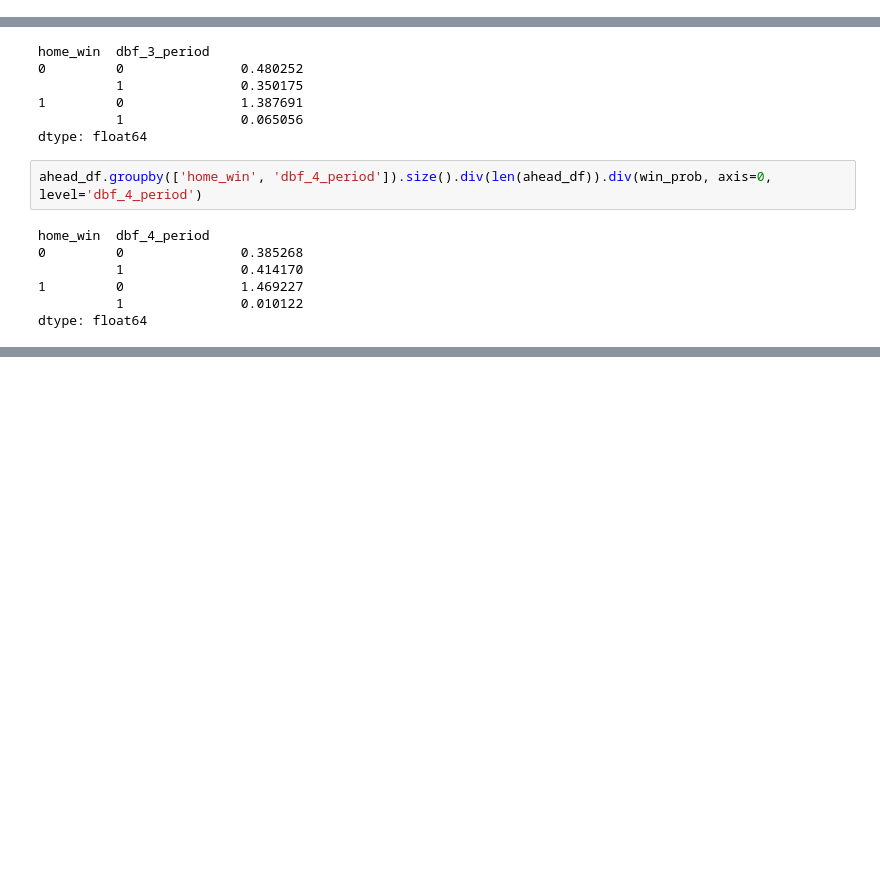
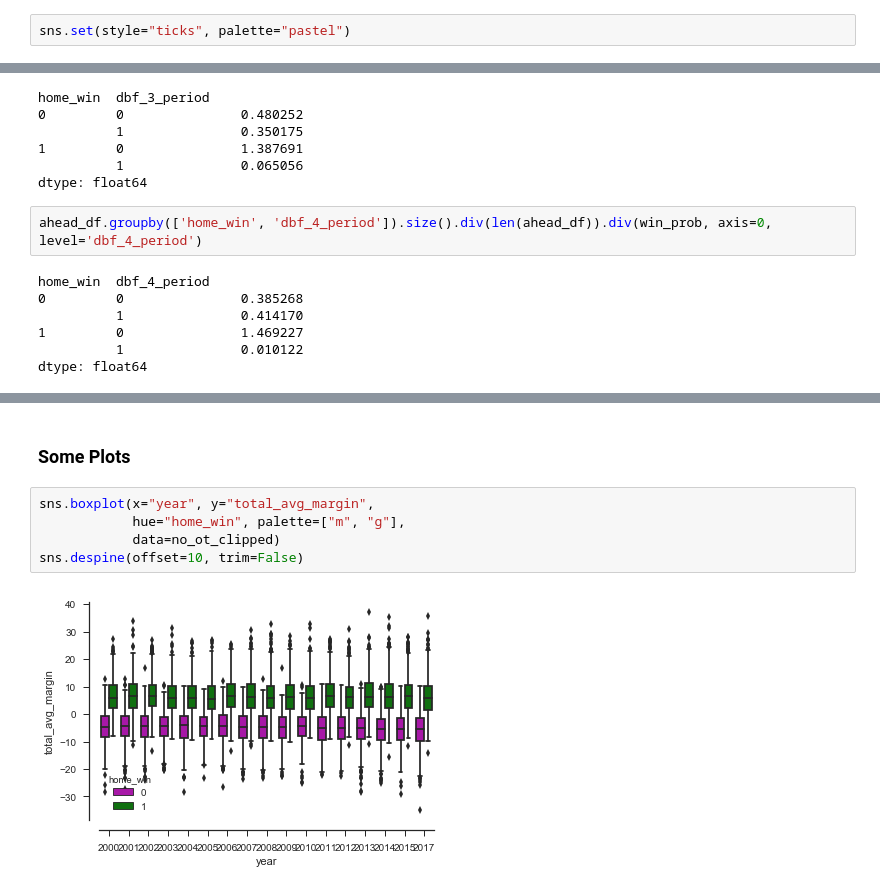
Before and after one commit to dogrdon/nba_data, a Jupyter notebook: comeback_analysis.ipynb, the cells around one changed output, grey strips where cells are left out. Saved outputs shown, nothing was run; the diff lists cells and outputs as text; blank space fills up the shorter version.

```diff
--- a/comeback_analysis.ipynb
+++ b/comeback_analysis.ipynb
@@ -7,6 +7,8 @@ import seaborn as sns
 
 conn = sqlite3.connect("./data/output/home_ahead.db")
 cur = conn.cursor()
+# %%
+sns.set(style="ticks", palette="pastel")
 # %%
 ahead_df = pd.read_sql_query("select * from processed_data;", conn)
 # %%
@@ -240,0 +561,9 @@ dtype: float64
+# %% [markdown]
+### Some Plots
+# %%
+sns.boxplot(x="year", y="total_avg_margin",
+            hue="home_win", palette=["m", "g"],
+            data=no_ot_clipped)
+sns.despine(offset=10, trim=False)
+# %% [output]
+[figure, added]
```
Also changed, not shown: parts of 25 cells of this notebook.
